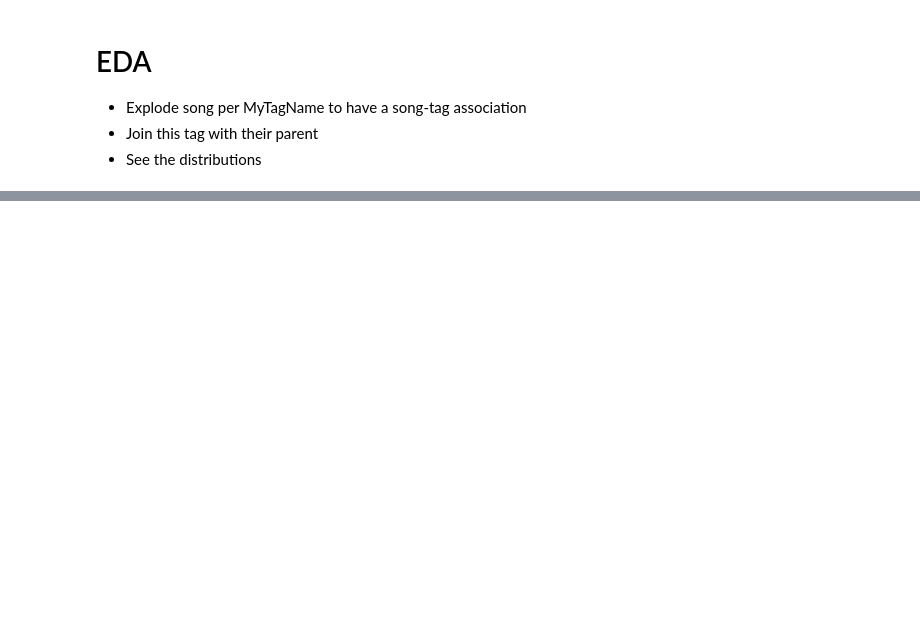
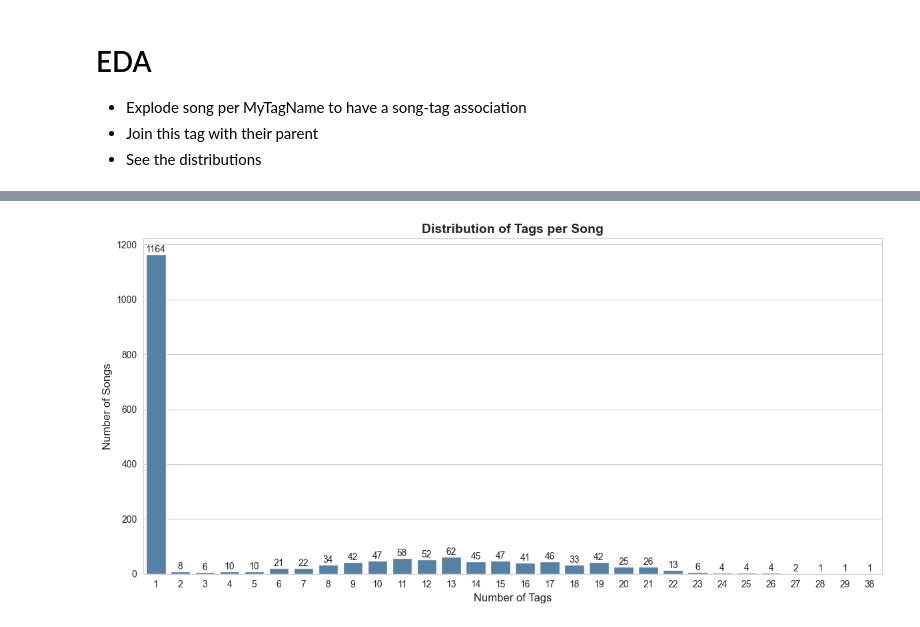
Before and after one commit to quintenrosseel/music_tagger, a Jupyter notebook: notebooks/03_tag_eda.ipynb, the cells around one changed output, grey strips where cells are left out. Saved outputs shown, nothing was run; the diff lists cells and outputs as text; code cells hidden in the pictures; blank space fills up the shorter version.

```diff
--- a/notebooks/03_tag_eda.ipynb
+++ b/notebooks/03_tag_eda.ipynb
@@ -29,17 +21,10 @@ song_tag_table = tables.DjmdSongMyTag
 # %%
 import polars as pl
-from utils import get_db_content
+from utils import get_clean_songs
 
 db = Rekordbox6Database()
 
-clean_songs_df = (
-    get_db_content(db)
-    .with_columns((pl.col("MyTagNames").list.len() > 0) .alias("has_tags"))
-    .filter(
-        (pl.col("BPM") > 0) &
-        (pl.col("ArtistName") != "rekordbox")
-    ) # Filter sample packs
-)
+clean_songs_df = get_clean_songs(db)
 
 clean_songs_df.head(5)
 # %% [output]
@@ -112,0 +360,24 @@ shape: (5, 15)
+# %%
+# 3. Histogram: Distribution of Tags per Song (Seaborn)
+tags_per_song_df = tags_per_song.to_pandas()
+
+fig, ax = plt.subplots(figsize=(12, 6))
+sns.barplot(
+    data=tags_per_song_df,
+    x="tag_count",
+    y="song_count",
+    ax=ax,
+    color="steelblue"
+)
+ax.set_xlabel("Number of Tags", fontsize=12)
+ax.set_ylabel("Number of Songs", fontsize=12)
+ax.set_title("Distribution of Tags per Song", fontsize=14, fontweight='bold')
+
+# Add value labels on bars
+for container in ax.containers:
+    ax.bar_label(container, fmt='%d')
+
+plt.tight_layout()
+plt.show()
+# %% [output]
+[figure, added]
```
Also changed, not shown: parts of 26 cells of this notebook.
